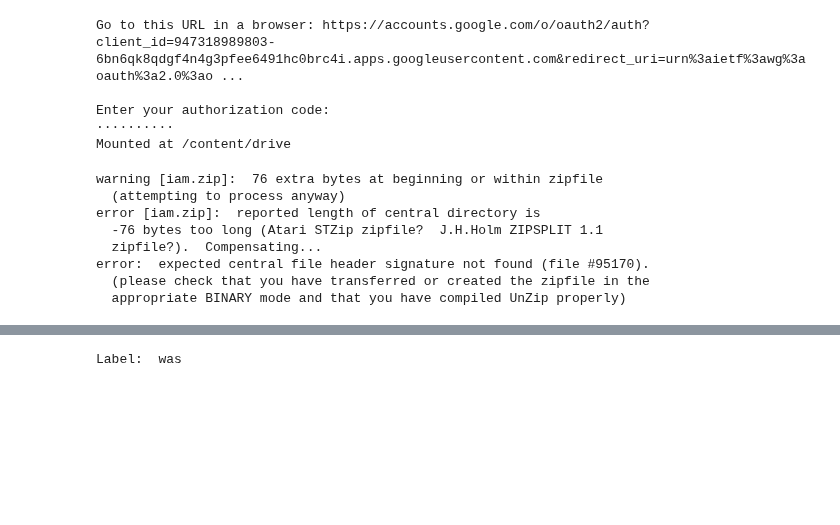
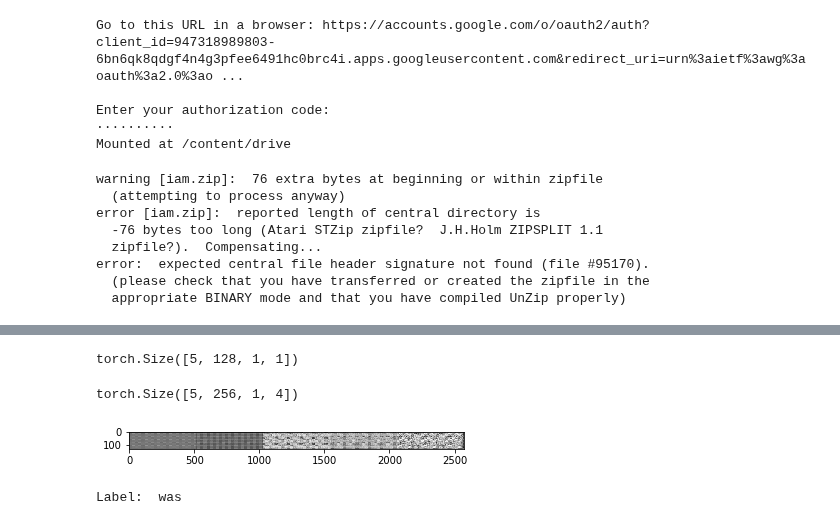
Before and after one commit to ericburdett/cs601r-dl, a Jupyter notebook: gan.ipynb, the cells around one changed output, grey strips where cells are left out. Drawn from its saved outputs; the diff is of its cells as text; code cells hidden in the pictures; blank space fills up the shorter version.

Commit message:
Finished Generator, ResBlocks, and SelfAttention modules

```diff
--- a/gan.ipynb
+++ b/gan.ipynb
@@ -149,0 +200,33 @@ def normal_init(m, mean, std):
+# %%
+class Self_Attn(nn.Module):
+    """ Self attention Layer"""
+    def __init__(self, in_dim):
+        super(Self_Attn, self).__init__()
+        self.chanel_in = in_dim
+
+        self.query_conv = nn.Conv2d(in_channels = in_dim , out_channels = in_dim//8 , kernel_size= 1)
+        self.key_conv = nn.Conv2d(in_channels = in_dim , out_channels = in_dim//8 , kernel_size= 1)
+        self.value_conv = nn.Conv2d(in_channels = in_dim , out_channels = in_dim , kernel_size= 1)
+        self.gamma = nn.Parameter(torch.zeros(1))
+
+        self.softmax  = nn.Softmax(dim=-1) #
+    def forward(self,x):
+        """
+            inputs :
+                x : input feature maps( B X C X W X H)
+            returns :
+                out : self attention value + input feature
+                attention: B X N X N (N is Width*Height)
+        """
+        m_batchsize,C,width ,height = x.size()
+        proj_query  = self.query_conv(x).view(m_batchsize,-1,width*height).permute(0,2,1) # B X CX(N)
+        proj_key =  self.key_conv(x).view(m_batchsize,-1,width*height) # B X C x (*W*H)
+        energy =  torch.bmm(proj_query,proj_key) # transpose check
+        attention = self.softmax(energy) # BX (N) X (N)
+        proj_value = self.value_conv(x).view(m_batchsize,-1,width*height) # B X C X N
+
+        out = torch.bmm(proj_value,attention.permute(0,2,1) )
+        out = out.view(m_batchsize,C,width,height)
+
+        out = self.gamma*out + x
+        return out #,attention
@@ -149,0 +343,10 @@ def normal_init(m, mean, std):
+# %%
+conv = nn.Conv2d(256, 128, 1, 1)
+conv(torch.randn(5, 256, 1, 1)).shape
+# %% [output]
+torch.Size([5, 128, 1, 1])
+# %%
+cbn = ConditionalBatchNorm2d(256)
+cbn(torch.randn(5, 256, 1, 4), torch.randn(5, 1, 1, 256), torch.randn(5, 1, 1, 256)).shape
+# %% [output]
+torch.Size([5, 256, 1, 4])
@@ -149,0 +433,6 @@ def normal_init(m, mean, std):
+# %%
+g = Generator()
+imgs = g(torch.randn(5, 128), torch.randn(5, 1, 1, 256), torch.randn(5, 1, 1, 256))
+show_imgs(imgs)
+# %% [output]
+[figure, added]
```
Also changed, not shown: parts of 16 cells of this notebook.
